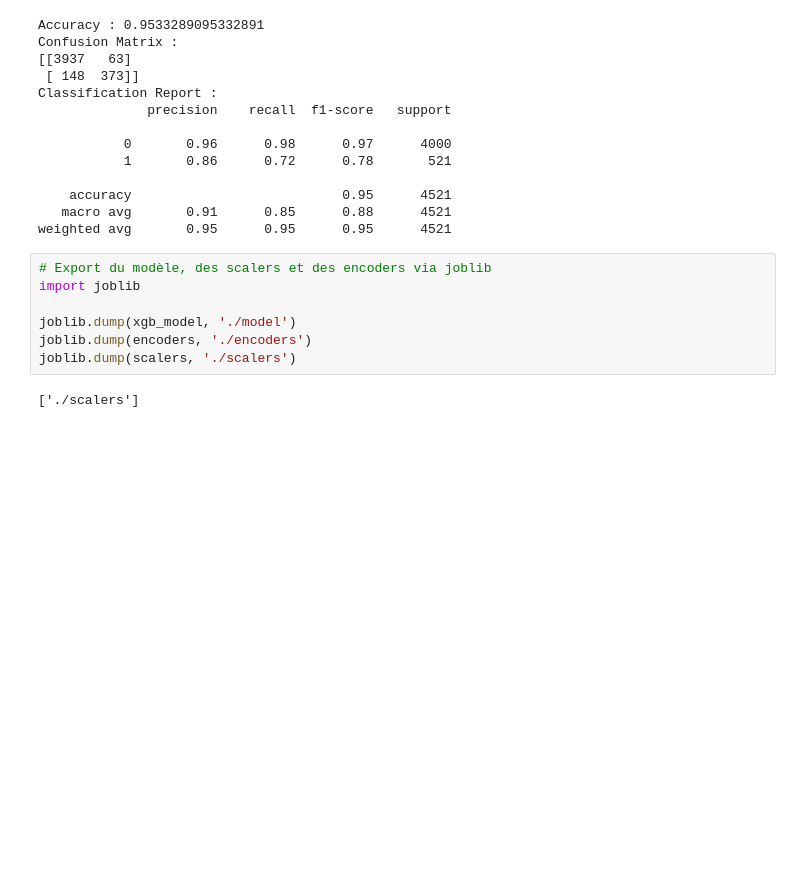
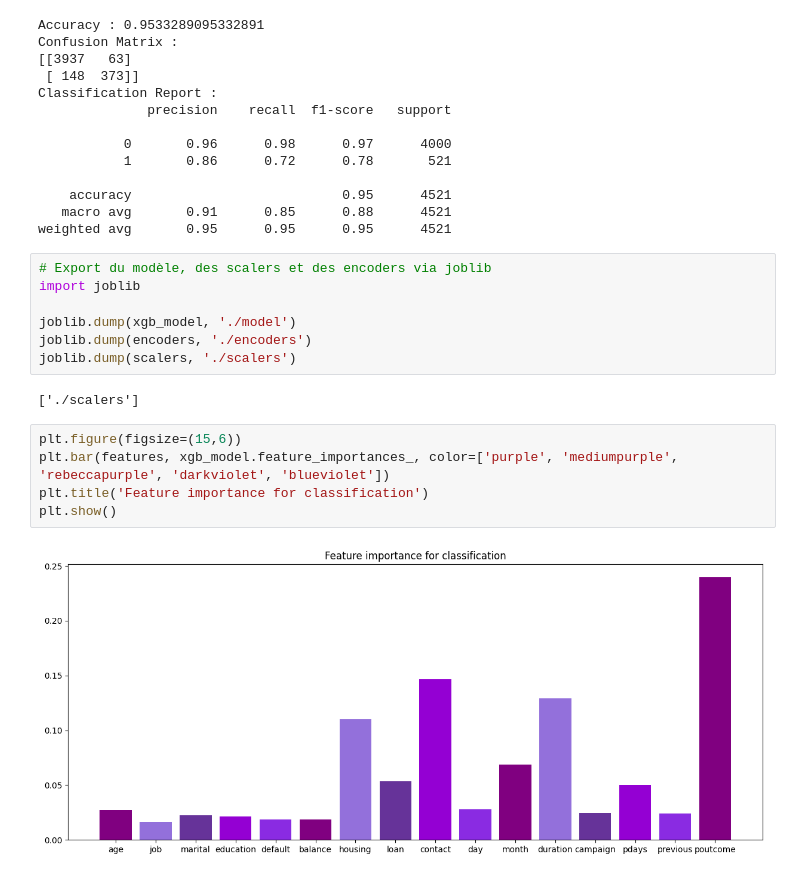
Before and after one commit to basileguerin/My-Credit, a Jupyter notebook: Analyse préparatoire.ipynb, the cells around one changed output. Saved outputs shown, nothing was run; the diff lists cells and outputs as text; blank space fills up the shorter version.

Commit message:
feature importance + readme

```diff
--- a/Analyse préparatoire.ipynb
+++ b/Analyse préparatoire.ipynb
@@ -335,3 +335,10 @@ joblib.dump(encoders, './encoders')
 joblib.dump(scalers, './scalers')
 # %% [output]
 ['./scalers']
+# %%
+plt.figure(figsize=(15,6))
+plt.bar(features, xgb_model.feature_importances_, color=['purple', 'mediumpurple', 'rebeccapurple', 'darkviolet', 'blueviolet'])
+plt.title('Feature importance for classification')
+plt.show()
+# %% [output]
+[figure, added]
```
Also changed, not shown: 1 other file.
